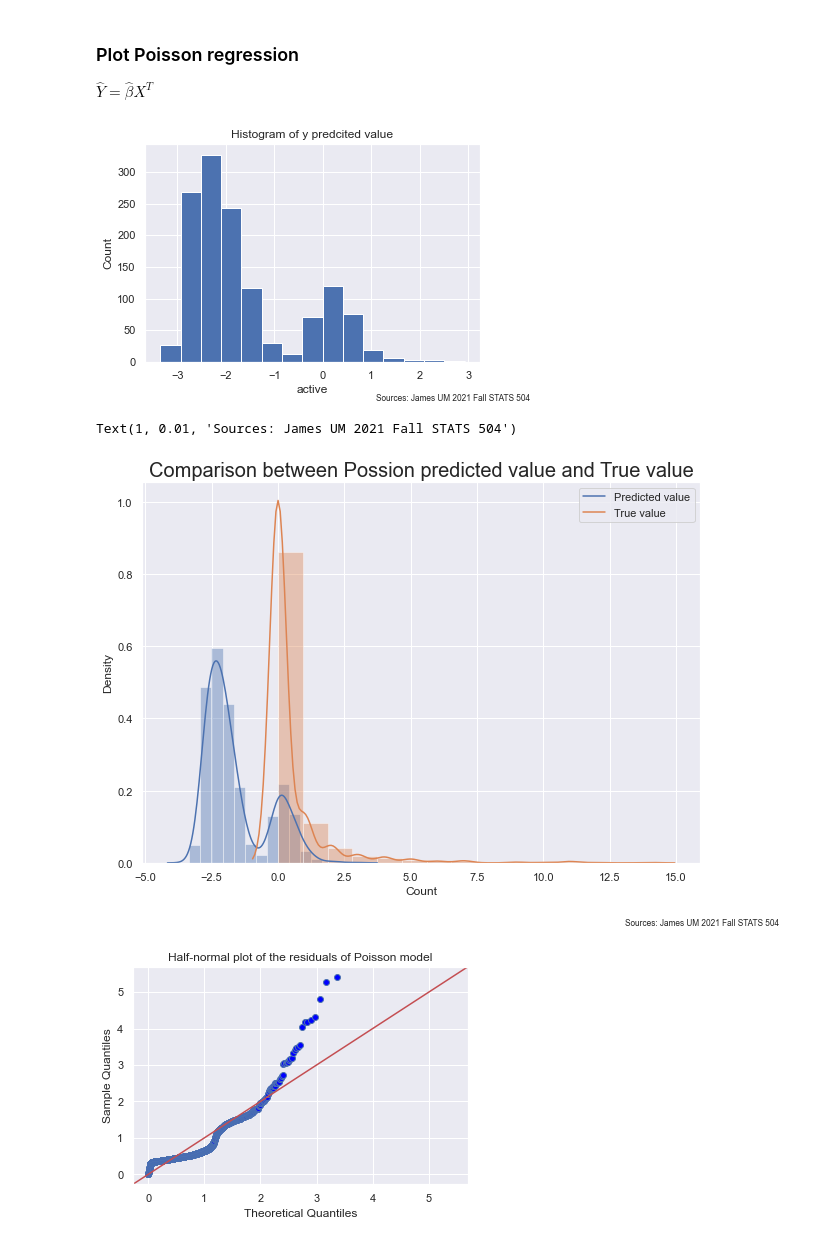
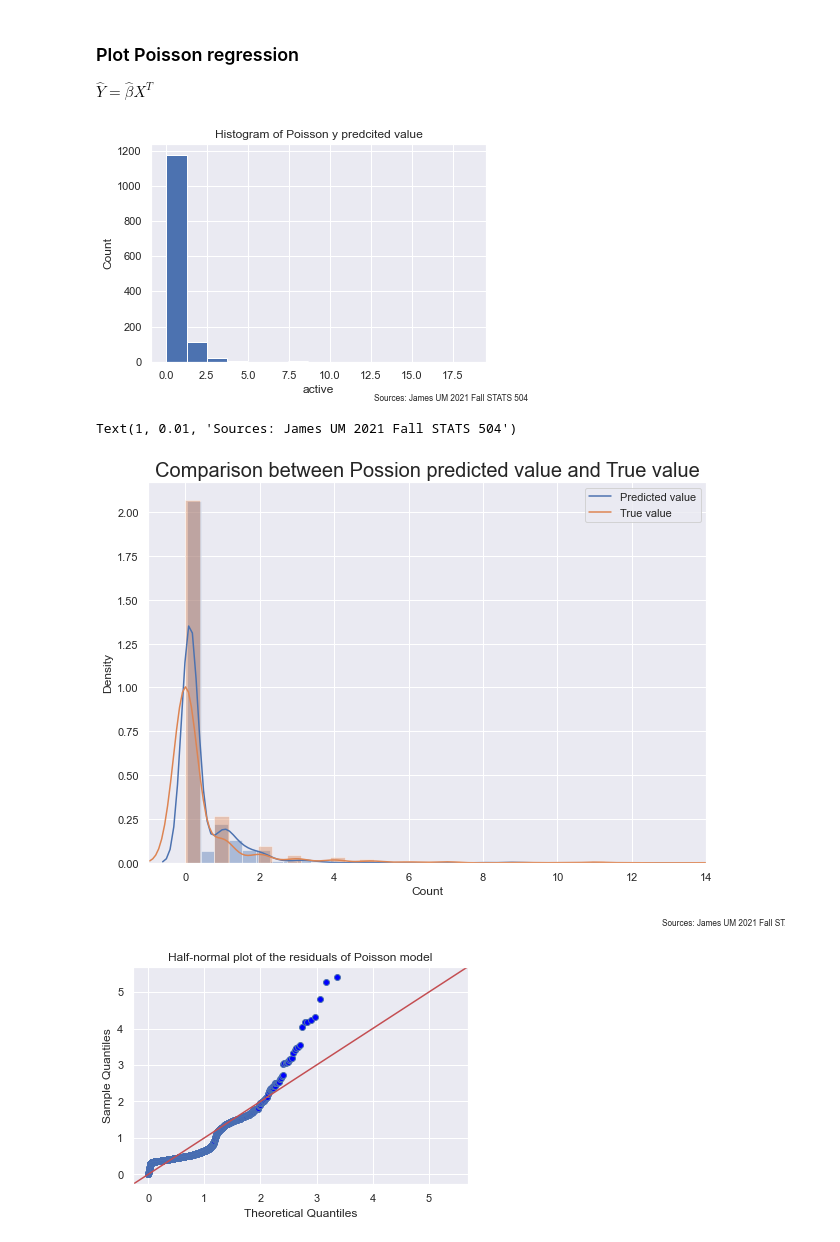
Before and after one commit to jamestang7/STATS504, a Jupyter notebook: stats504hw1.ipynb, the cells around one changed output. Cells and saved outputs as stored; diff of their text form; code cells hidden in the pictures.

```diff
--- a/stats504hw1.ipynb
+++ b/stats504hw1.ipynb
@@ -294,7 +294,9 @@ X = sm.GLM.from_formula(ps_formula,
                             data = df,
                             family=sm.families.Poisson()).exog
 beta = np.array(ps_md2.params)
-y_pred = beta @ X.T
+y_pred = sm.GLM.from_formula(ps_formula,
+                            data = df,
+                            family=sm.families.Poisson()).predict(beta)
 # %%
 # plot
 plt.hist(y_pred,
@@ -306,18 +308,19 @@ plt.grid(True)
 add_sourcing(plt, 'Sources: James UM 2021 Fall STATS 504')
 plt.show()
 # %% [output]
-[figure, old version]
+[figure, new version]
 # %%
 plt.figure(figsize=(10,7))
-sns.distplot(y_pred, bins=15, axlabel='Count',kde = True)
-sns.distplot(df['reports'], bins=15, axlabel='Count',kde = True)
+sns.distplot(y_pred, axlabel='Count',kde = True)
+sns.distplot(df['reports'], axlabel='Count',kde = True)
 plt.legend(labels=['Predicted value','True value'],\
           loc = 'best')
+plt.xlim(-1,14)
 plt.title('Comparison between Possion predicted value and True value', fontsize = 20)
 add_sourcing(plt, 'Sources: James UM 2021 Fall STATS 504')
 # %% [output]
 Text(1, 0.01, 'Sources: James UM 2021 Fall STATS 504')
-[figure, old version]
+[figure, new version]
 # %%
 # check the residuals to see if the large deviance can be explained by an outlier:
 residual = abs(ps_md2.resid_deviance) # calculate the absolute value of residuals
```
Also changed, not shown: parts of 16 cells of this notebook.
